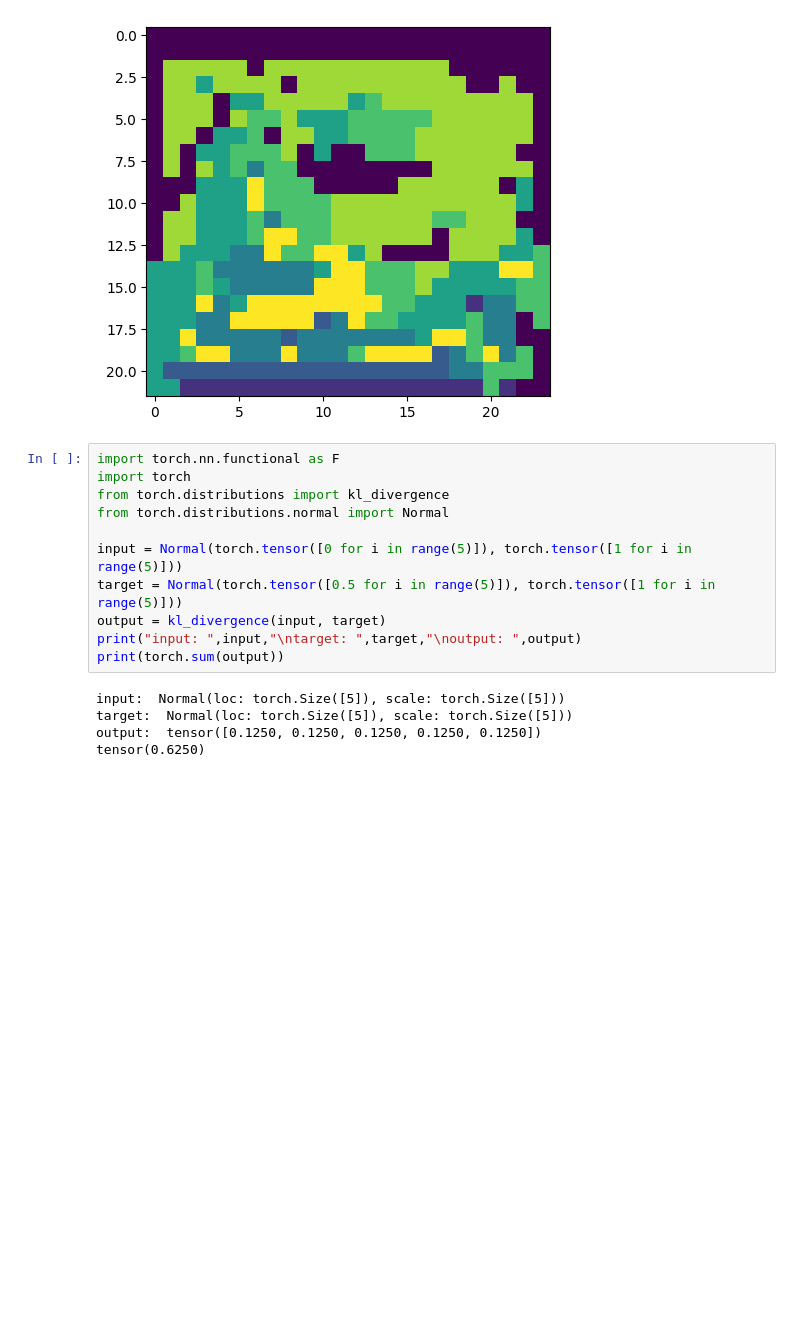
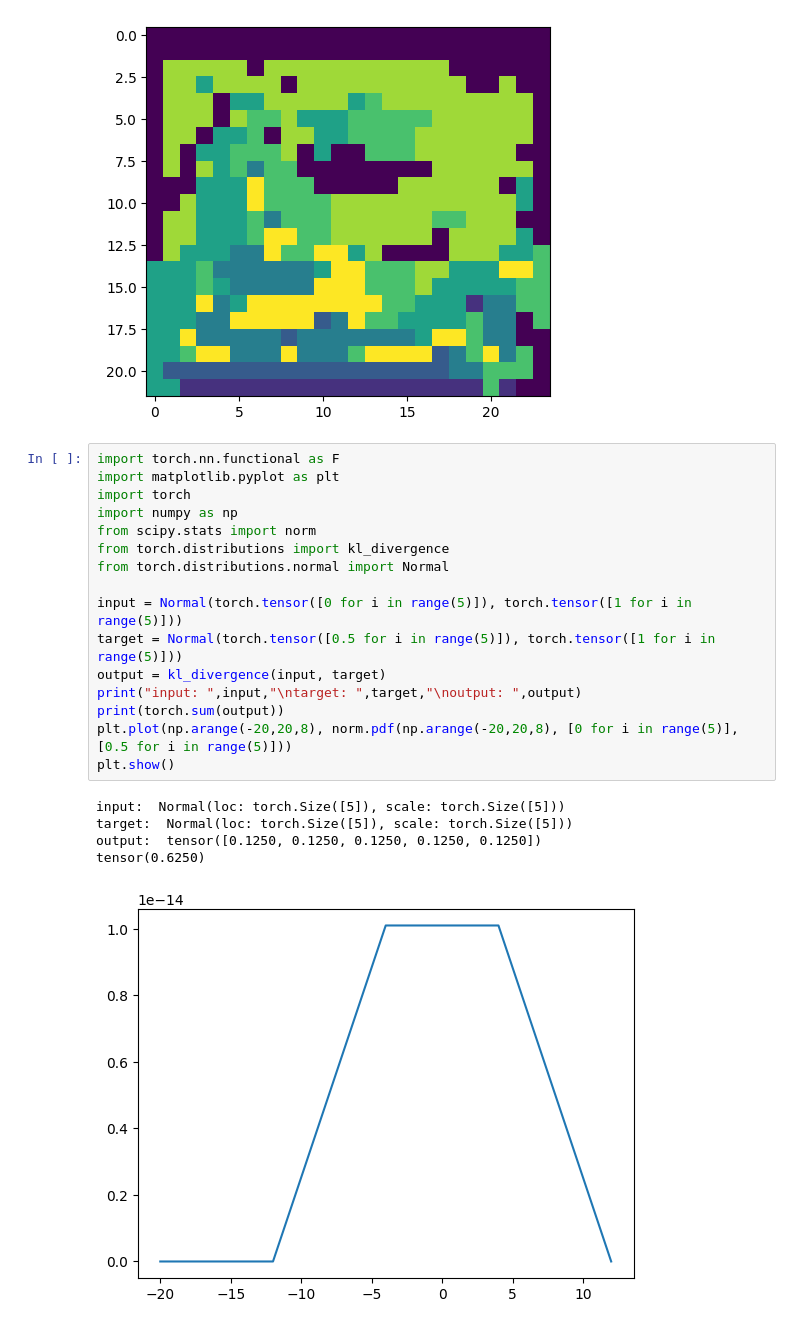
Before and after one commit to shei-dark/HDN, a Jupyter notebook: examples/Pixel_Noise/Convallaria/3-Evaluation.ipynb, the cells around one changed output. Drawn from its saved outputs; the diff is of its cells as text; blank space fills up the shorter version.

```diff
--- a/examples/Pixel_Noise/Convallaria/3-Evaluation.ipynb
+++ b/examples/Pixel_Noise/Convallaria/3-Evaluation.ipynb
@@ -199,17 +199,23 @@ for i in files:
 [figure]
 # %%
 import torch.nn.functional as F
+import matplotlib.pyplot as plt
 import torch
+import numpy as np
+from scipy.stats import norm
 from torch.distributions import kl_divergence
 from torch.distributions.normal import Normal
 
 input = Normal(torch.tensor([0 for i in range(5)]), torch.tensor([1 for i in range(5)]))
 target = Normal(torch.tensor([0.5 for i in range(5)]), torch.tensor([1 for i in range(5)]))
 output = kl_divergence(input, target)
 print("input: ",input,"\ntarget: ",target,"\noutput: ",output)
 print(torch.sum(output))
+plt.plot(np.arange(-20,20,8), norm.pdf(np.arange(-20,20,8), [0 for i in range(5)], [0.5 for i in range(5)]))
+plt.show()
 # %% [output]
 input:  Normal(loc: torch.Size([5]), scale: torch.Size([5]))
 target:  Normal(loc: torch.Size([5]), scale: torch.Size([5]))
 output:  tensor([0.1250, 0.1250, 0.1250, 0.1250, 0.1250])
 tensor(0.6250)
+[figure, added]
```
Also changed, not shown: 5 other files.
